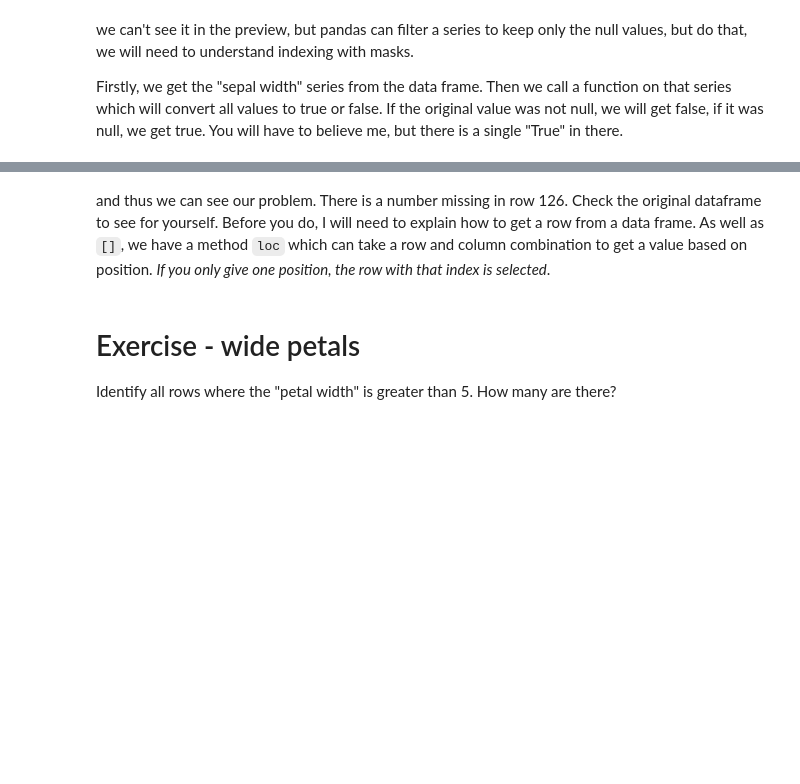
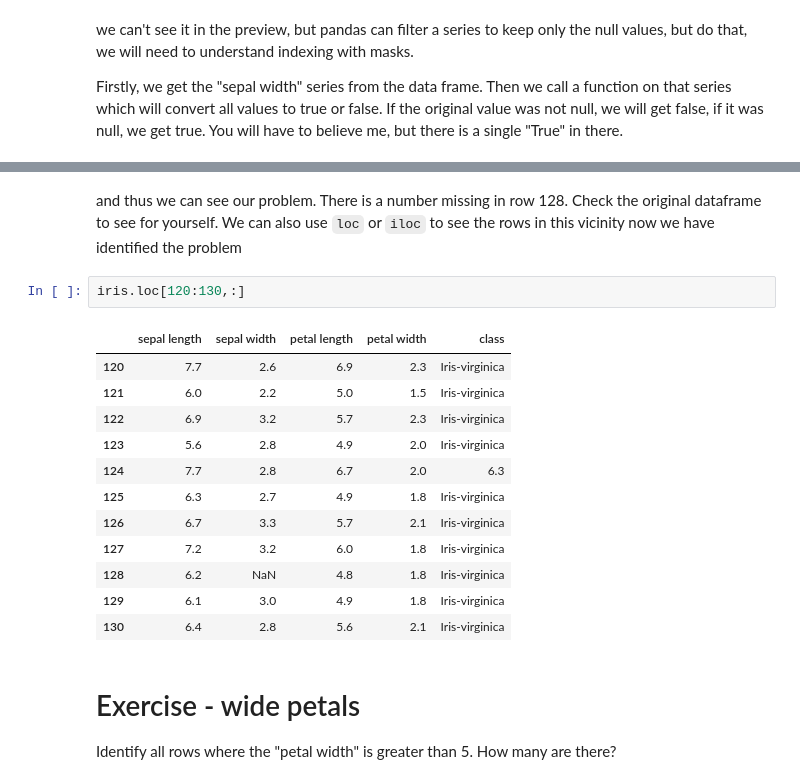
Before and after one commit to Institute-of-Applied-Technology/IATD-Python-Data, a Jupyter notebook: 4_b_cleaning_data.ipynb, the cells around one changed output, grey strips where cells are left out. Drawn from its saved outputs; the diff is of its cells as text; blank space fills up the shorter version.

```diff
--- a/4_b_cleaning_data.ipynb
+++ b/4_b_cleaning_data.ipynb
@@ -80,5 +146,20 @@ Error:
-# %% [markdown]
-and thus we can see our problem.  There is a number missing in row 126.  Check the original dataframe to see for yourself.  Before you do, I will need to explain how to get a row from a data frame.  As well as `[]`, we have a method `loc` which can take a row and column combination to get a value based on position.  _If you only give one position, the row with that index is selected_.
+# %% [markdown]
+and thus we can see our problem.  There is a number missing in row 128.  Check the original dataframe to see for yourself.  We can also use `loc` or `iloc` to see the rows in this vicinity now we have identified the problem
+# %%
+iris.loc[120:130,:]
+# %% [output]
+|  | sepal length | sepal width | petal length | petal width | class |
+| 120 | 7.7 | 2.6 | 6.9 | 2.3 | Iris-virginica |
+| 121 | 6.0 | 2.2 | 5.0 | 1.5 | Iris-virginica |
+| 122 | 6.9 | 3.2 | 5.7 | 2.3 | Iris-virginica |
+| 123 | 5.6 | 2.8 | 4.9 | 2.0 | Iris-virginica |
+| 124 | 7.7 | 2.8 | 6.7 | 2.0 | 6.3 |
+| 125 | 6.3 | 2.7 | 4.9 | 1.8 | Iris-virginica |
+| 126 | 6.7 | 3.3 | 5.7 | 2.1 | Iris-virginica |
+| 127 | 7.2 | 3.2 | 6.0 | 1.8 | Iris-virginica |
+| 128 | 6.2 | NaN | 4.8 | 1.8 | Iris-virginica |
+| 129 | 6.1 | 3.0 | 4.9 | 1.8 | Iris-virginica |
+| 130 | 6.4 | 2.8 | 5.6 | 2.1 | Iris-virginica |
 # %% [markdown]
 # Exercise - wide petals
 
```
Also changed, not shown: parts of 19 cells of this notebook, 3 other files.
